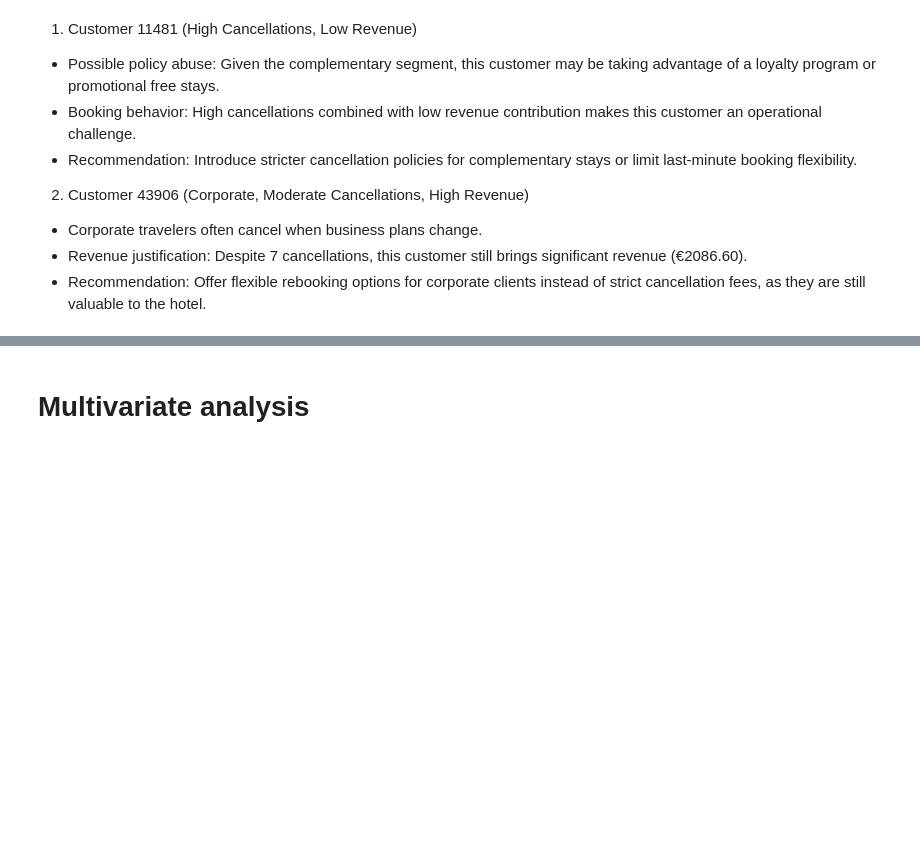
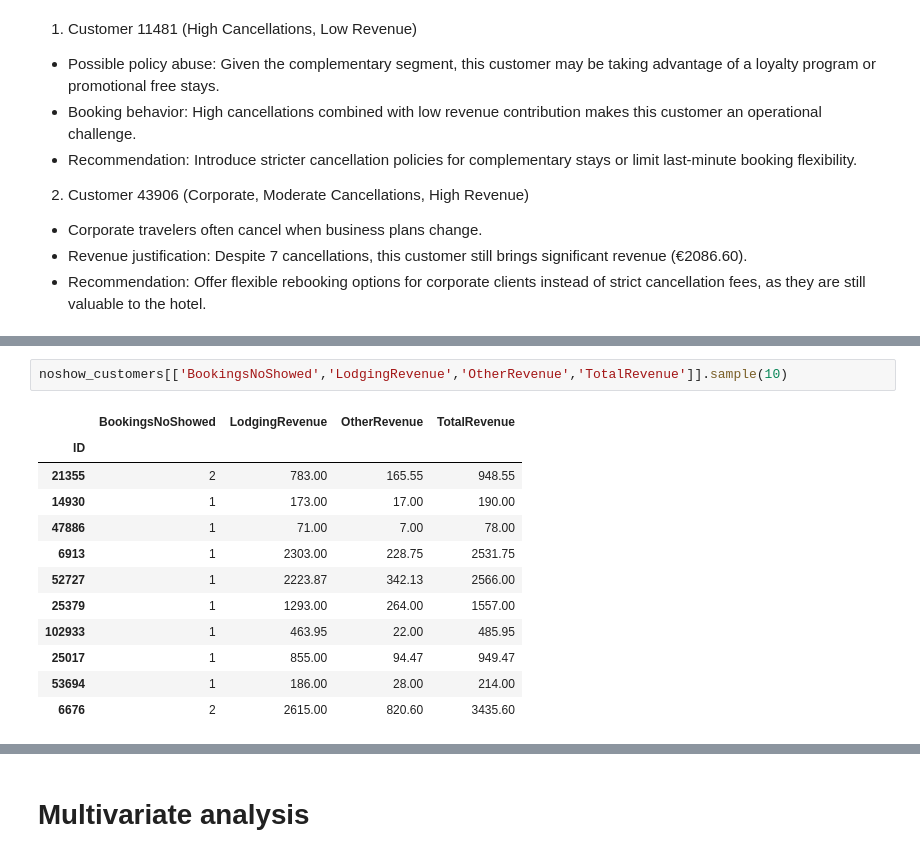
Before and after one commit to RubenCMarques/Hotel-Customer-Segmentation, a Jupyter notebook: Notebooks/Diogo_workspace.ipynb, the cells around one changed output, grey strips where cells are left out. Saved outputs shown, nothing was run; the diff lists cells and outputs as text; blank space fills up the shorter version.

```diff
--- a/Notebooks/Diogo_workspace.ipynb
+++ b/Notebooks/Diogo_workspace.ipynb
@@ -766,0 +848,15 @@ data[data['BookingsCanceled'] > 5]
+# %%
+noshow_customers[['BookingsNoShowed','LodgingRevenue','OtherRevenue','TotalRevenue']].sample(10)
+# %% [output]
+|  | BookingsNoShowed | LodgingRevenue | OtherRevenue | TotalRevenue |
+| ID |  |  |  |  |
+| 21355 | 2 | 783.00 | 165.55 | 948.55 |
+| 14930 | 1 | 173.00 | 17.00 | 190.00 |
+| 47886 | 1 | 71.00 | 7.00 | 78.00 |
+| 6913 | 1 | 2303.00 | 228.75 | 2531.75 |
+| 52727 | 1 | 2223.87 | 342.13 | 2566.00 |
+| 25379 | 1 | 1293.00 | 264.00 | 1557.00 |
+| 102933 | 1 | 463.95 | 22.00 | 485.95 |
+| 25017 | 1 | 855.00 | 94.47 | 949.47 |
+| 53694 | 1 | 186.00 | 28.00 | 214.00 |
+| 6676 | 2 | 2615.00 | 820.60 | 3435.60 |
```
Also changed, not shown: parts of 12 cells of this notebook.
